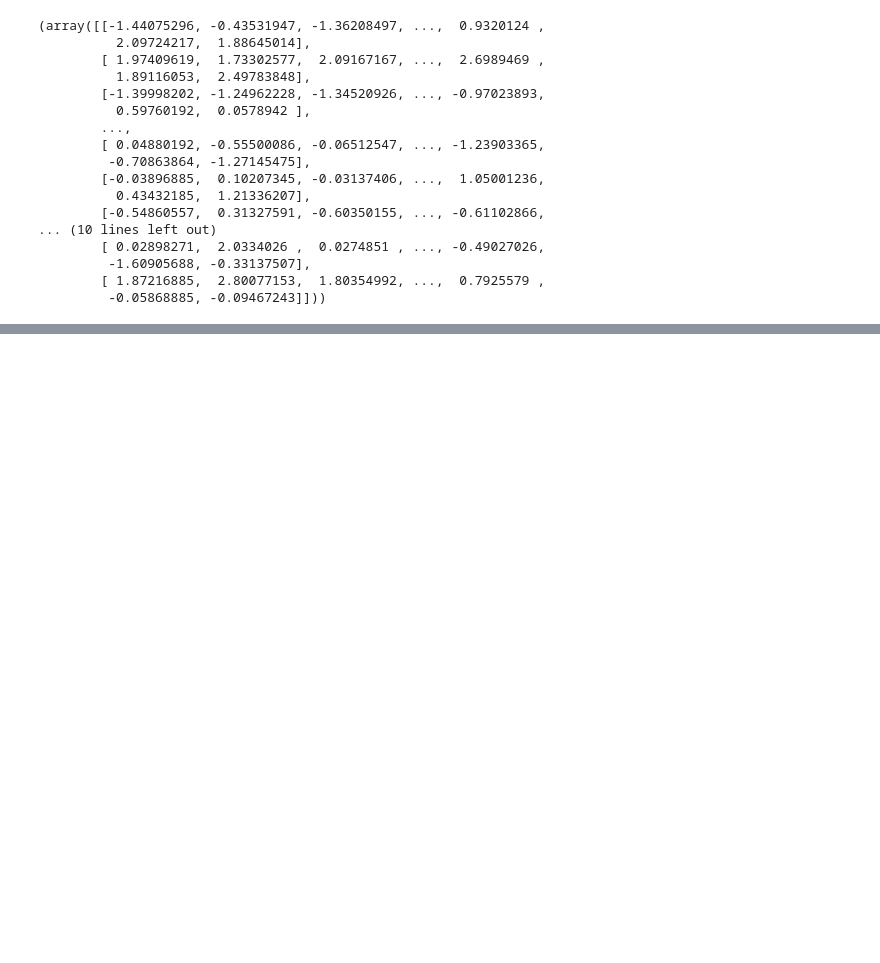
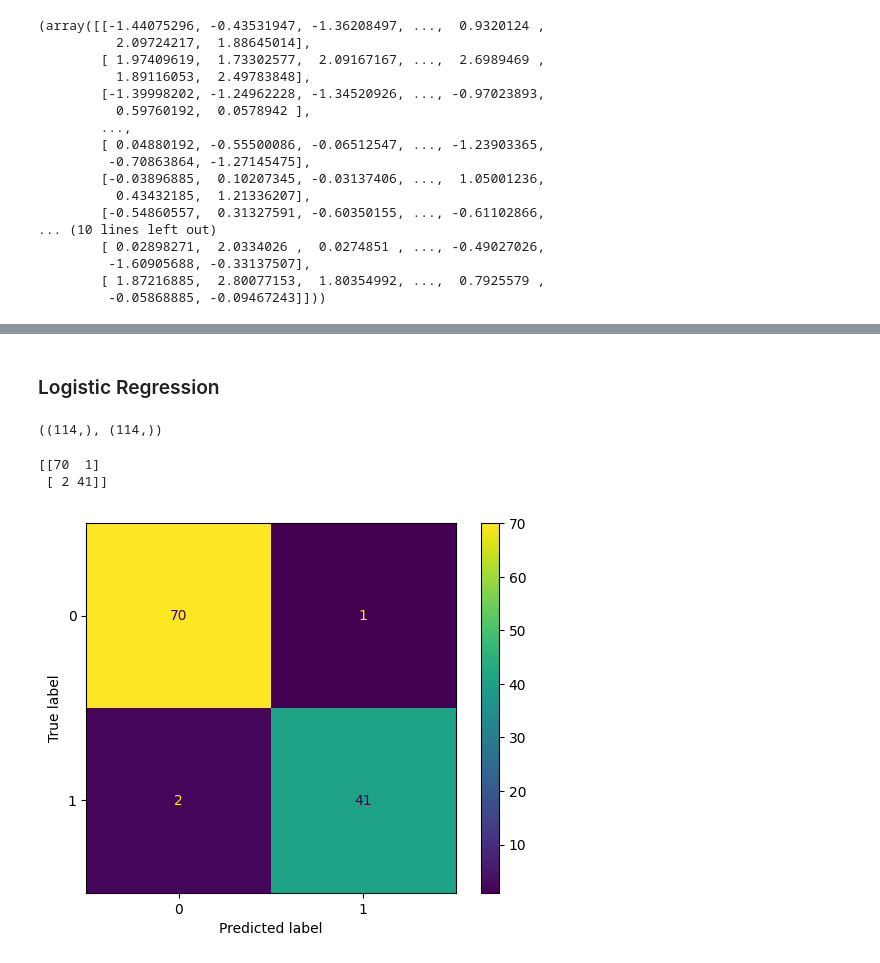
Before and after one commit to isgyane/Breast-Cancer-Detection-ML-Classification, a Jupyter notebook: notebooks/breast_cancer_detection.ipynb, the cells around one changed output, grey strips where cells are left out. Cells and saved outputs as stored; diff of their text form; code cells hidden in the pictures; blank space fills up the shorter version.

Commit message:
3 models trained and evaluated

```diff
--- a/notebooks/breast_cancer_detection.ipynb
+++ b/notebooks/breast_cancer_detection.ipynb
@@ -358,0 +366,2 @@ X_train, X_test
+# %% [markdown]
+### Logistic Regression
@@ -358,0 +374,25 @@ X_train, X_test
+# %%
+clf_logReg = LogisticRegression()
+
+# Train the model on the training data
+clf_logReg.fit(X_train, y_train)
+
+# Predict the target values
+y_pred = clf_logReg.predict(X_test)
+# %%
+y_pred.shape, y_test.shape
+# %% [output]
+((114,), (114,))
+# %%
+# The confusion Matrix
+cm = confusion_matrix(y_test, y_pred)
+print(cm)
+# %% [output]
+[[70  1]
+ [ 2 41]]
+# %%
+disp = ConfusionMatrixDisplay(confusion_matrix=cm, display_labels=clf_logReg.classes_)
+disp.plot()
+plt.show()
+# %% [output]
+[figure, added]
```
Also changed, not shown: parts of 20 cells of this notebook.
